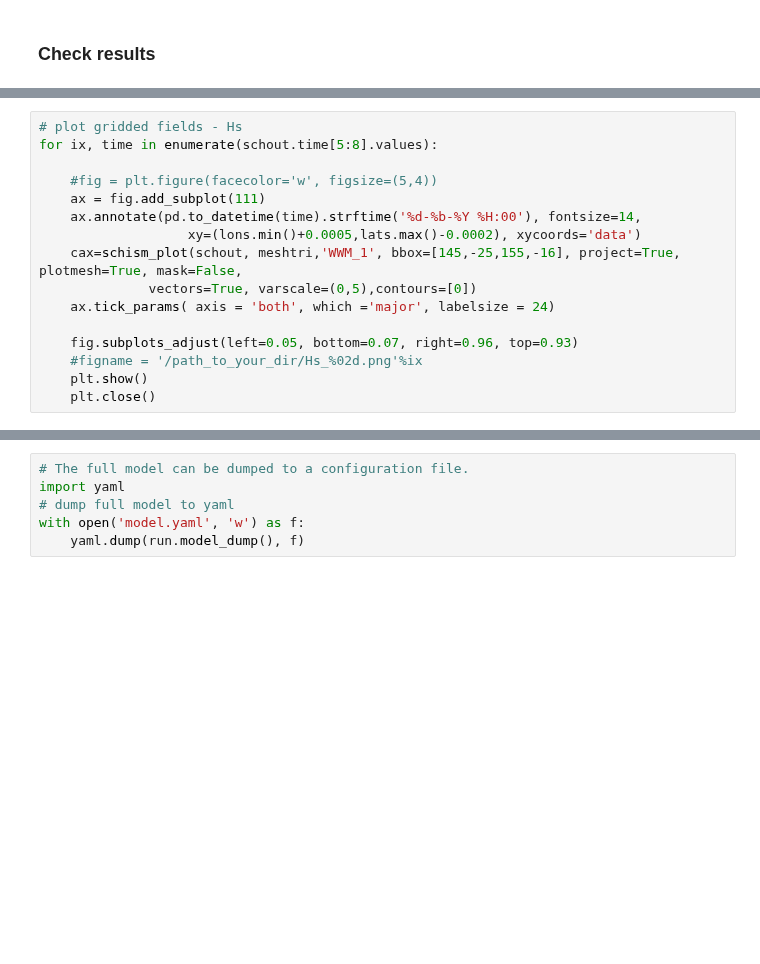
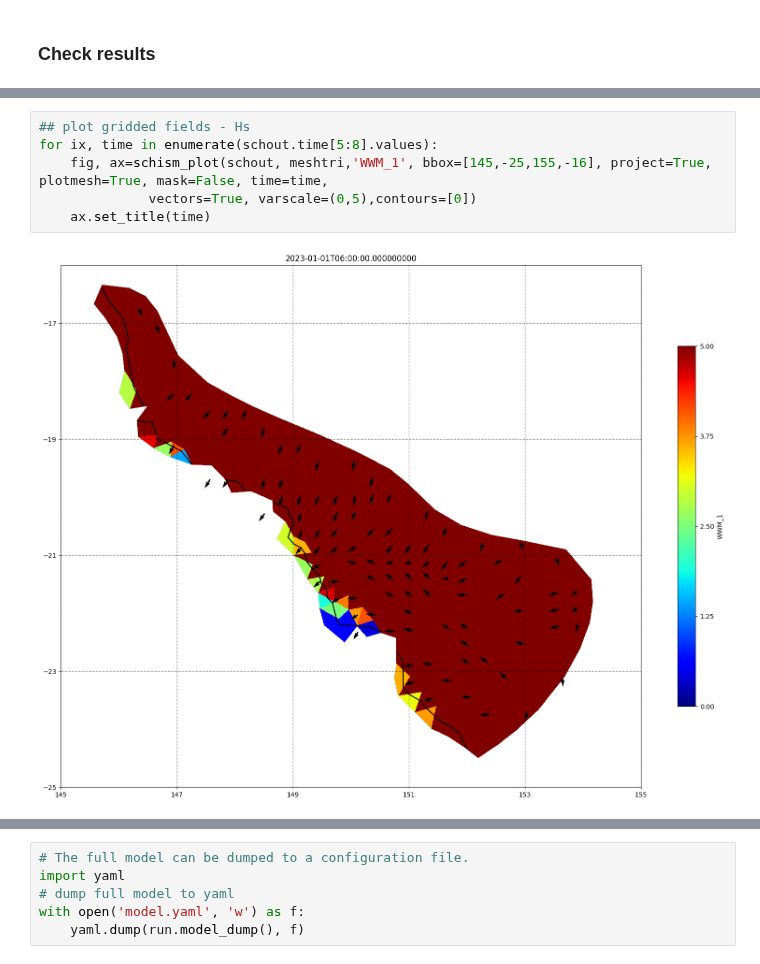
Before and after one commit to rom-py/rompy-schism, a Jupyter notebook: notebooks/schism/schism_procedural.ipynb, the cells around one changed output, grey strips where cells are left out. Cells and saved outputs as stored; diff of their text form; blank space fills up the shorter version.

```diff
--- a/notebooks/schism/schism_procedural.ipynb
+++ b/notebooks/schism/schism_procedural.ipynb
@@ -779,16 +545,8 @@ for ix, time in enumerate(schout.time[5:8].values):
 # %%
-# plot gridded fields - Hs
+## plot gridded fields - Hs
 for ix, time in enumerate(schout.time[5:8].values):
-
-    #fig = plt.figure(facecolor='w', figsize=(5,4))
-    ax = fig.add_subplot(111)
-    ax.annotate(pd.to_datetime(time).strftime('%d-%b-%Y %H:00'), fontsize=14,
-                   xy=(lons.min()+0.0005,lats.max()-0.0002), xycoords='data')
-    cax=schism_plot(schout, meshtri,'WWM_1', bbox=[145,-25,155,-16], project=True, plotmesh=True, mask=False,
+    fig, ax=schism_plot(schout, meshtri,'WWM_1', bbox=[145,-25,155,-16], project=True, plotmesh=True, mask=False, time=time,
               vectors=True, varscale=(0,5),contours=[0])
-    ax.tick_params( axis = 'both', which ='major', labelsize = 24)
-
-    fig.subplots_adjust(left=0.05, bottom=0.07, right=0.96, top=0.93)
-    #figname = '/path_to_your_dir/Hs_%02d.png'%ix
-    plt.show()
-    plt.close()
+    ax.set_title(time)
+# %% [output]
+[figure, added]
```
Also changed, not shown: parts of 27 cells of this notebook.
